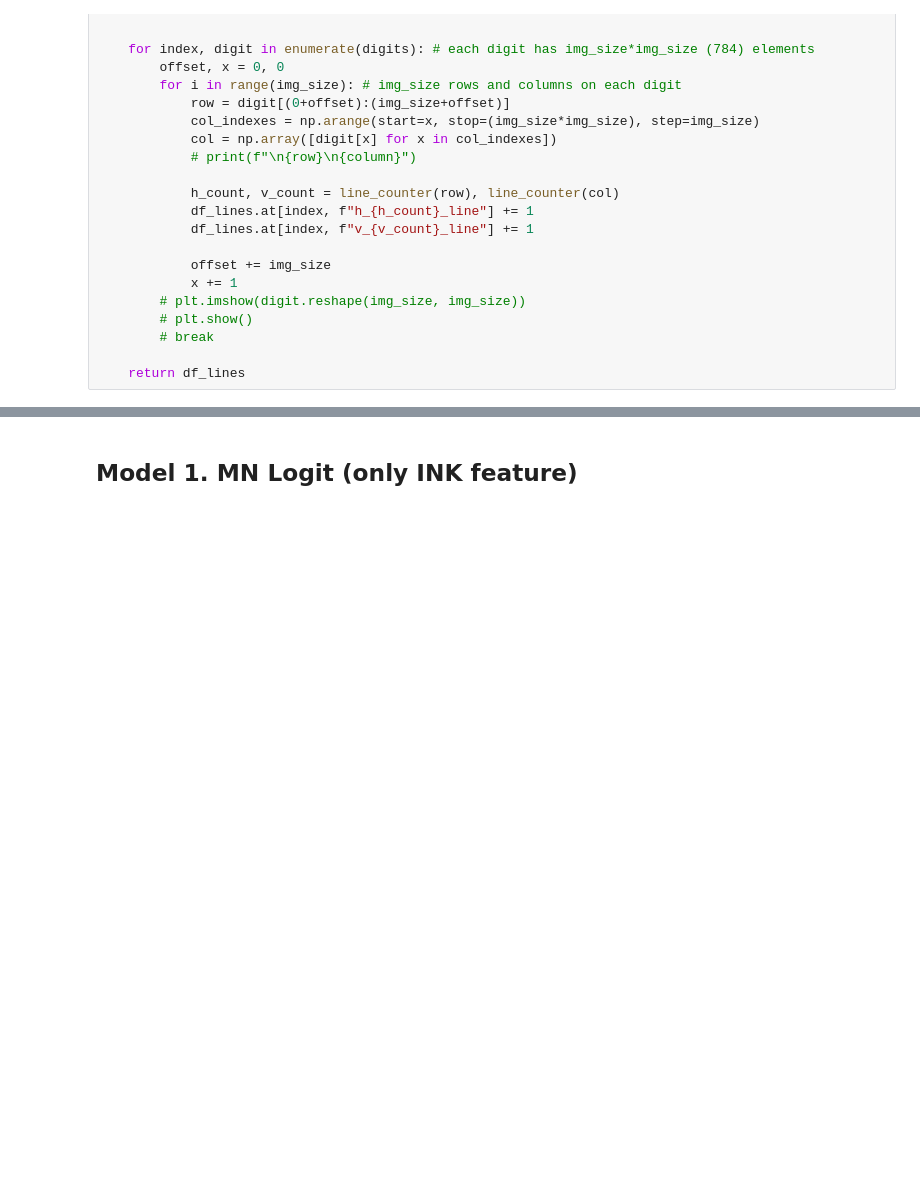
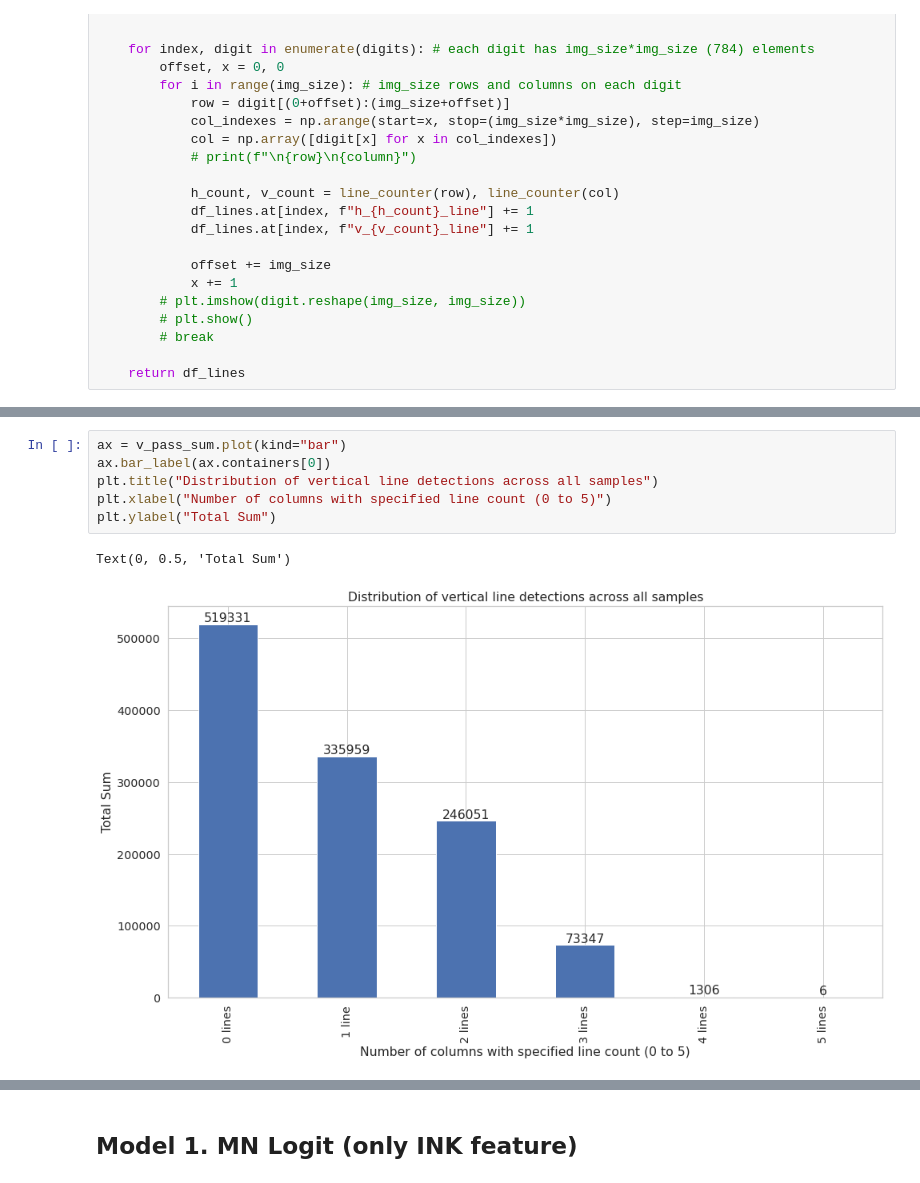
Before and after one commit to gusluchetti/uu-pattern-recognition, a Jupyter notebook: main.ipynb, the cells around one changed output, grey strips where cells are left out. Cells and saved outputs as stored; diff of their text form; blank space fills up the shorter version.

```diff
--- a/main.ipynb
+++ b/main.ipynb
@@ -216,0 +246,9 @@ df_lines.describe()
+# %%
+ax = v_pass_sum.plot(kind="bar")
+ax.bar_label(ax.containers[0])
+plt.title("Distribution of vertical line detections across all samples")
+plt.xlabel("Number of columns with specified line count (0 to 5)")
+plt.ylabel("Total Sum")
+# %% [output]
+Text(0, 0.5, 'Total Sum')
+[figure, added]
```
Also changed, not shown: parts of 24 cells of this notebook, 1 other file.
